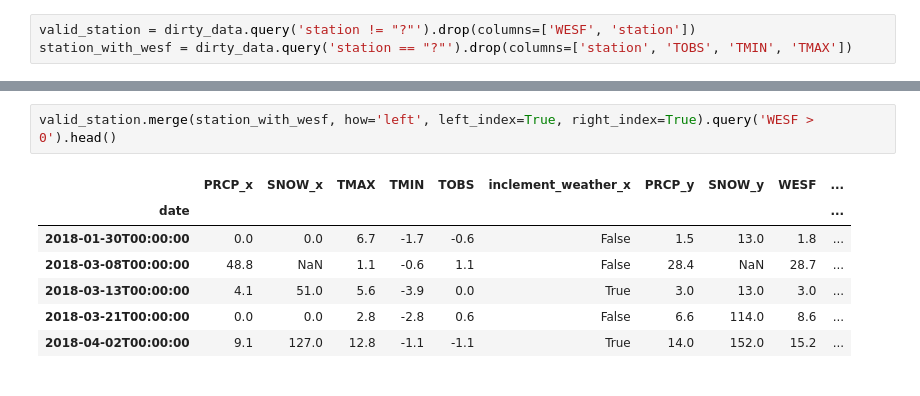
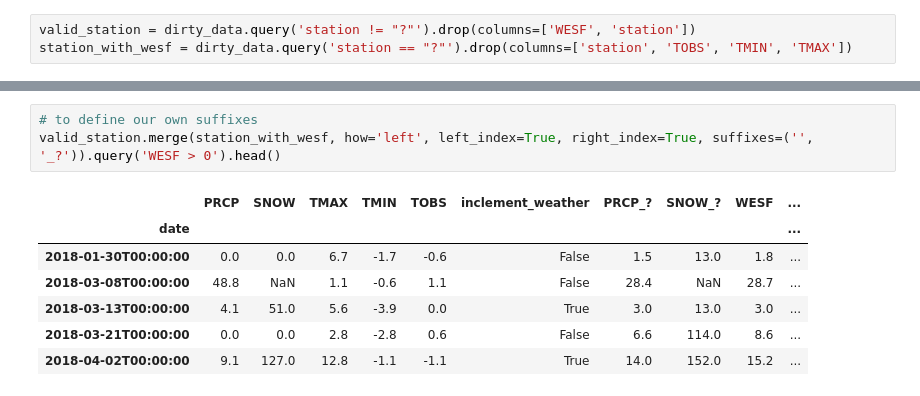
Before and after one commit to roger-mengqiu-chen/DS-learning, a Jupyter notebook: hands-on-da-with-pandas/ch04/1-querying_and_merging.ipynb, the cells around one changed output, grey strips where cells are left out. Saved outputs shown, nothing was run; the diff lists cells and outputs as text.

```diff
--- a/hands-on-da-with-pandas/ch04/1-querying_and_merging.ipynb
+++ b/hands-on-da-with-pandas/ch04/1-querying_and_merging.ipynb
@@ -136,7 +147,8 @@ station_with_wesf = dirty_data.query('station == "?"').drop(columns=['station',
 # %%
-valid_station.merge(station_with_wesf, how='left', left_index=True, right_index=True).query('WESF > 0').head()
+# to define our own suffixes
+valid_station.merge(station_with_wesf, how='left', left_index=True, right_index=True, suffixes=('', '_?')).query('WESF > 0').head()
 # %% [output]
-|  | PRCP_x | SNOW_x | TMAX | TMIN | TOBS | inclement_weather_x | PRCP_y | SNOW_y | WESF | ... |
+|  | PRCP | SNOW | TMAX | TMIN | TOBS | inclement_weather | PRCP_? | SNOW_? | WESF | ... |
 | date |  |  |  |  |  |  |  |  |  | ... |
 | 2018-01-30T00:00:00 | 0.0 | 0.0 | 6.7 | -1.7 | -0.6 | False | 1.5 | 13.0 | 1.8 | ... |
 | 2018-03-08T00:00:00 | 48.8 | NaN | 1.1 | -0.6 | 1.1 | False | 28.4 | NaN | 28.7 | ... |
```
Also changed, not shown: parts of 7 cells of this notebook.
